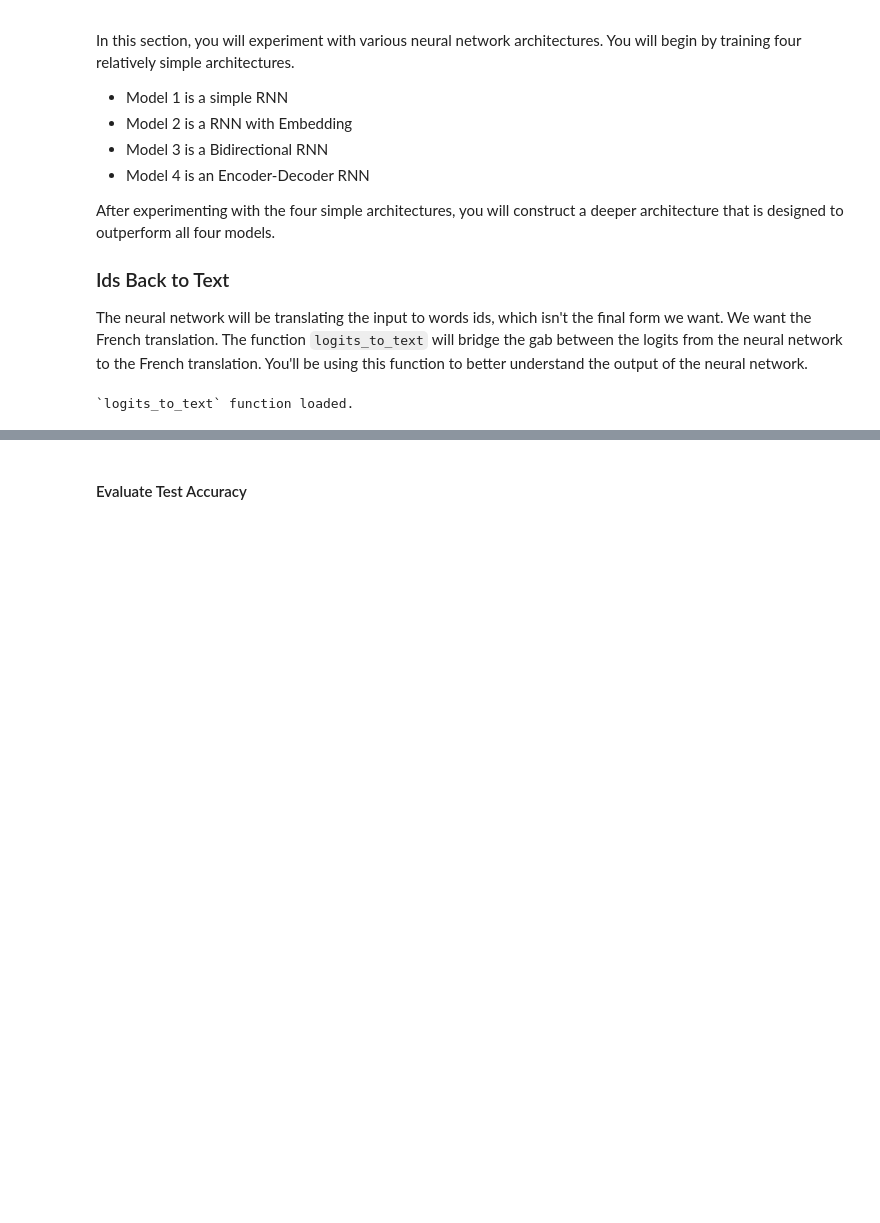
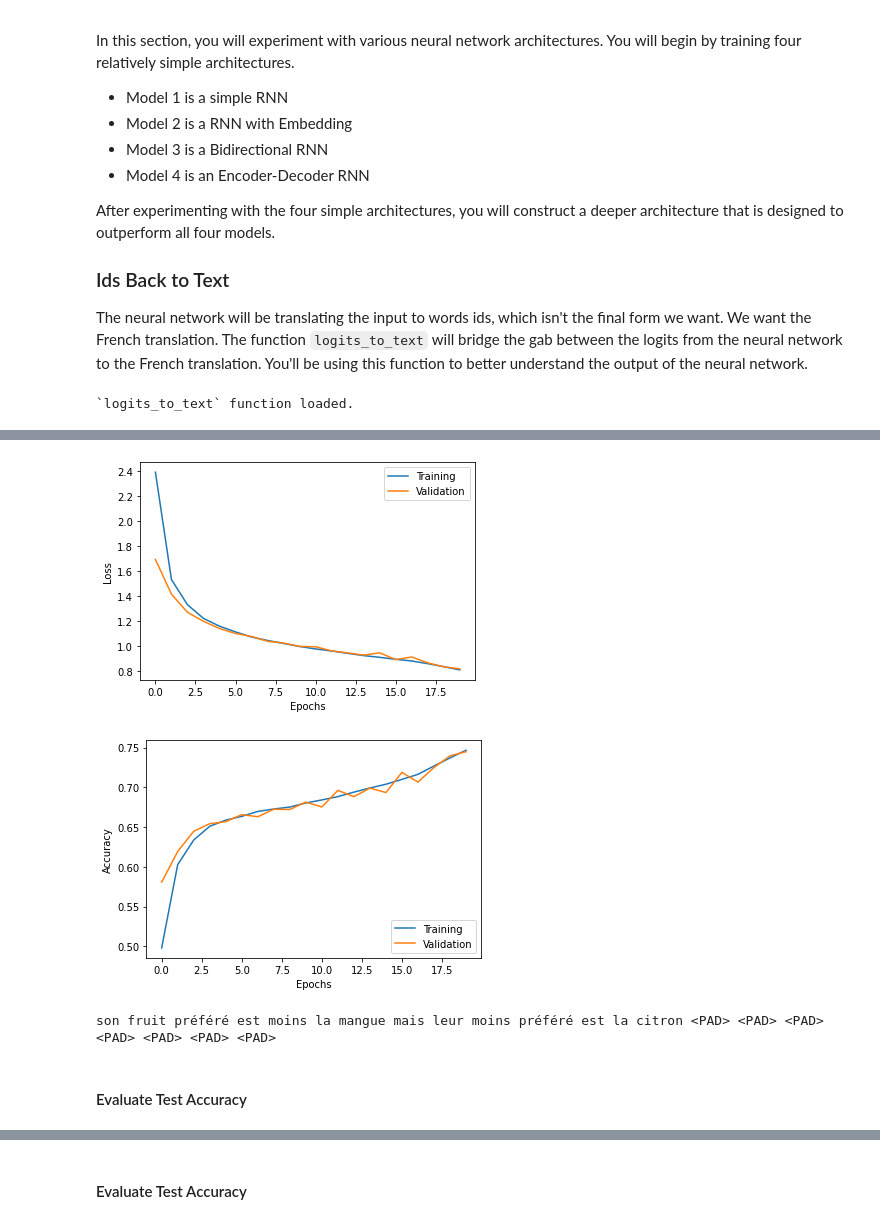
Before and after one commit to ruddyscent/udacity-workspace, a Jupyter notebook: nd892/machine-translation/home/machine_translation.ipynb, the cells around one changed output, grey strips where cells are left out. Saved outputs shown, nothing was run; the diff lists cells and outputs as text; code cells hidden in the pictures; blank space fills up the shorter version.

```diff
--- a/nd892/machine-translation/home/machine_translation.ipynb
+++ b/nd892/machine-translation/home/machine_translation.ipynb
@@ -32,3 +32,22 @@ from keras.layers.embeddings import Embedding
 # from keras.layers import Embedding
 from keras.optimizers import Adam
 from keras.losses import sparse_categorical_crossentropy
+# %%
+import matplotlib.pyplot as plt
+%matplotlib inline
+
+def plot_history(network_history):
+    plt.figure()
+    plt.xlabel('Epochs')
+    plt.ylabel('Loss')
+    plt.plot(network_history.history['loss'])
+    plt.plot(network_history.history['val_loss'])
+    plt.legend(['Training', 'Validation'])
+
+    plt.figure()
+    plt.xlabel('Epochs')
+    plt.ylabel('Accuracy')
+    plt.plot(network_history.history['acc'])
+    plt.plot(network_history.history['val_acc'])
+    plt.legend(['Training', 'Validation'], loc='lower right')
+    plt.show()
@@ -35,3 +56,12 @@ from keras.losses import sparse_categorical_crossentropy
+# %%
+learning_rate = 5e-3
+latent_dim = 128
+embedding_size = 128
+num_epochs = 20
+dropout_ratio = 0
+random_seed = 0
+batch_size = 1024
+val_ratio = 0.2
 # %% [markdown]
 ### Verify access to the GPU
 The following test applies only if you expect to be using a GPU, e.g., while running in a Udacity Workspace or using an AWS instance with GPU support. Run the next cell, and verify that the device_type is "GPU".
@@ -247,9 +277,8 @@ French vocabulary size: 344
 # %%
 from sklearn.model_selection import train_test_split
 
-(train_english_sentences, test_english_sentences,
-train_french_sentences, test_french_sentences) = train_test_split(
-    preproc_english_sentences, preproc_french_sentences, test_size=0.33, random_state=0)
+(train_english_sentences, test_english_sentences, train_french_sentences, test_french_sentences) = train_test_split(
+    preproc_english_sentences, preproc_french_sentences, test_size=0.33, random_state=random_seed)
 # %% [markdown]
 ## Models
 In this section, you will experiment with various neural network architectures.
@@ -293,10 +323,8 @@ def simple_model(input_shape, output_sequence_length, english_vocab_size, french
     :return: Keras model built, but not trained
     """
     # TODO: Build the layers
-    learning_rate = 1e-3
-
     input_seq = Input(input_shape[1:])
-    rnn = GRU(64, return_sequences=True)(input_seq)
+    rnn = GRU(latent_dim, return_sequences=True, dropout=dropout_ratio)(input_seq)
     logits = TimeDistributed(Dense(french_vocab_size))(rnn)
 
     model = Model(input_seq, Activation('softmax')(logits))
@@ -317,7 +345,9 @@ simple_rnn_model = simple_model(
     max_french_sequence_length,
     english_vocab_size,
     french_vocab_size)
-simple_rnn_model.fit(tmp_x, train_french_sentences, batch_size=1024, epochs=50, validation_split=0.2)
+simple_rnn_model.summary()
+simple_rnn_model_history = simple_rnn_model.fit(tmp_x, train_french_sentences, batch_size=batch_size, epochs=num_epochs, validation_split=val_ratio)
+plot_history(simple_rnn_model_history)
 
 # Print prediction(s)
 print(logits_to_text(simple_rnn_model.predict(tmp_x[:1])[0], french_tokenizer))
@@ -342,3 +372,8 @@ elle fruit préféré moins est la fraise mais notre moins préféré est la <PA
+[figure, added]
+[figure, added]
+son fruit préféré est moins la mangue mais leur moins préféré est la citron <PAD> <PAD> <PAD> <PAD> <PAD> <PAD> <PAD>
+# %% [markdown]
+#### Evaluate Test Accuracy
 # %%
 tmp_x = pad(test_english_sentences, max_french_sequence_length)
 tmp_x = tmp_x.reshape((-1, max_french_sequence_length, 1))
```
Also changed, not shown: parts of 15 cells of this notebook, 3 other files.
